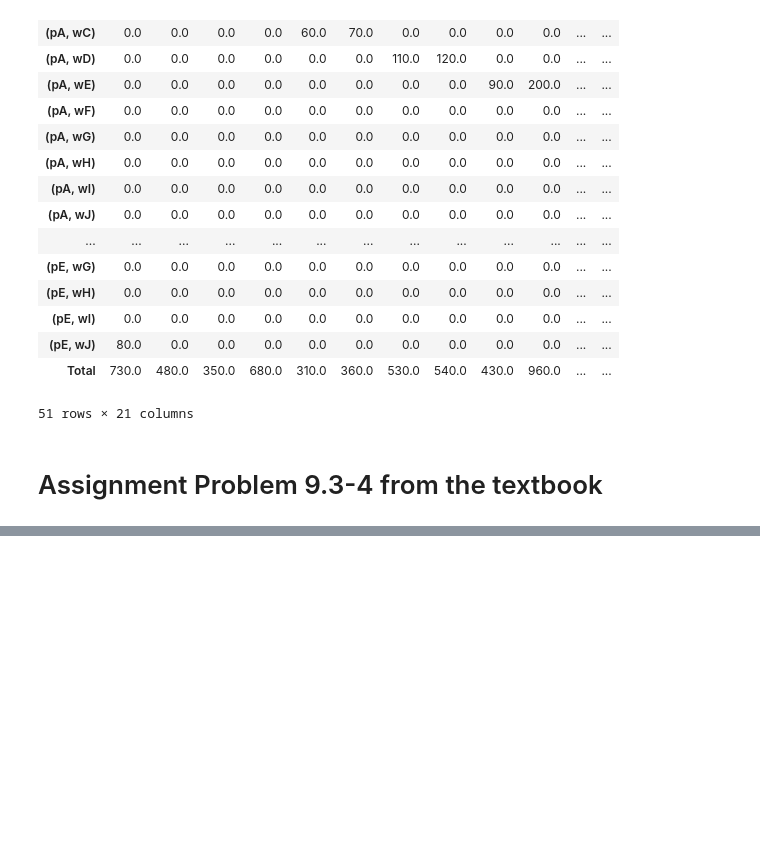
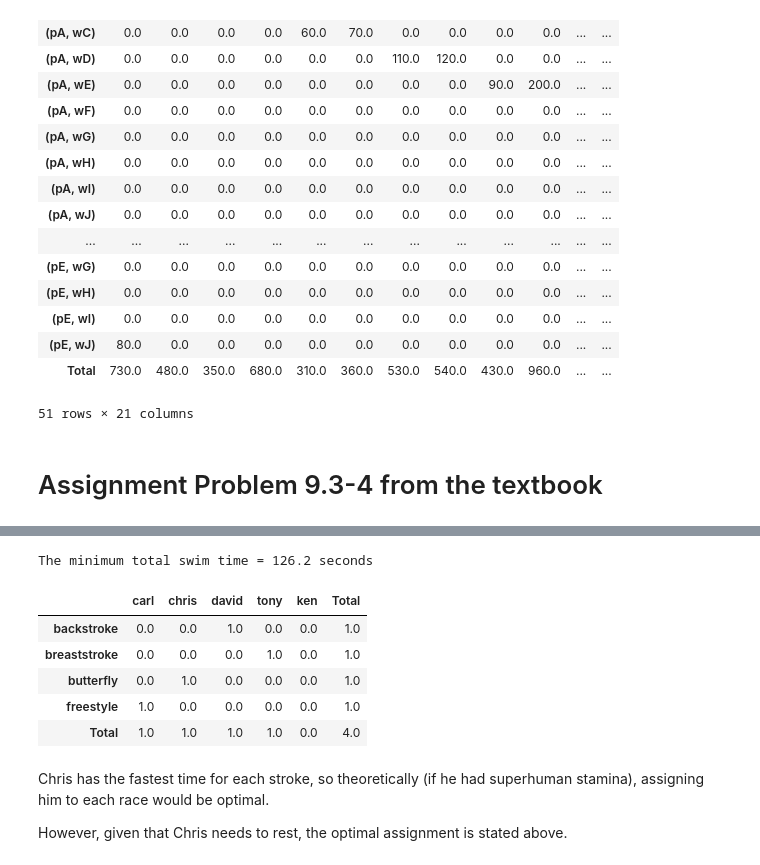
Before and after one commit to seanwhyland/DS775, a Jupyter notebook: lesson_3/Lesson 03 Homework - LP3/Homework_03.ipynb, the cells around one changed output, grey strips where cells are left out. Drawn from its saved outputs; the diff is of its cells as text; code cells hidden in the pictures; blank space fills up the shorter version.

```diff
--- a/lesson_3/Lesson 03 Homework - LP3/Homework_03.ipynb
+++ b/lesson_3/Lesson 03 Homework - LP3/Homework_03.ipynb
@@ -422,0 +444,62 @@ Treat this as an assignment problem and use Pyomo to find the optimal solution.
+# %%
+# finish reading the data
+strokes = ['backstroke','breaststroke','butterfly','freestyle']
+swimmers = ['carl','chris','david','tony','ken']
+swimmer_strokes = [(swimmer,stroke) for swimmer in swimmers for stroke in strokes]
+times = [[37.7,32.9,33.8,37,35.4],[43.4,33.1,42.2,34.7,41.8],[33.3,28.5,38.9,30.4,33.6],[29.2,26.4,29.6,28.5,31.1]]
+stroke_times = {(swimmer, stroke):times[i][j] for i, stroke in enumerate(strokes) for j, swimmer in enumerate(swimmers)}
+supply_dict = {swimmer: 1 for swimmer in swimmers}
+demand_dict = {stroke: 1 for stroke in strokes}
+
+# from pyomo.environ import *
+
+# define model
+model = ConcreteModel("prob4")
+
+# set vars
+model.swimmer_strokes = Var(swimmer_strokes, domain=NonNegativeReals)
+
+# objective function
+model.total_time = Objective(expr=sum(stroke_times[swimmer,stroke] * model.swimmer_strokes[swimmer,stroke] for (swimmer,stroke) in swimmer_strokes), sense=minimize)
+
+# supply constraint
+model.supply_ct = ConstraintList()
+for swimmer in swimmers:
+    model.supply_ct.add(sum(model.swimmer_strokes[swimmer,stroke] for stroke in strokes) <= supply_dict[swimmer])
+
+    # demand constraint
+model.demand_ct = ConstraintList()
+for stroke in strokes:
+    model.demand_ct.add(sum(model.swimmer_strokes[swimmer,stroke] for swimmer in swimmers) == demand_dict[stroke])
+
+# solve and display
+solver = SolverFactory('glpk')
+solver.solve(model)
+
+# # convert model.hrs into a Pandas data frame for nicer display
+import pandas as pd
+table = pd.DataFrame(0, index=strokes, columns=swimmers)
+for (swimmer, stroke) in swimmer_strokes:
+    table.loc[stroke, swimmer] = model.swimmer_strokes[swimmer, stroke].value
+
+table['Total'] = table.apply(np.sum, axis=1)
+table.loc['Total']= table.sum()
+
+# display
+import babel.numbers as numbers  # needed to display as currency
+print(f"The minimum total swim time = {model.total_time()} seconds")
+
+from IPython.display import display
+display(table)
+# %% [output]
+The minimum total swim time = 126.2 seconds
+|  | carl | chris | david | tony | ken | Total |
+| backstroke | 0.0 | 0.0 | 1.0 | 0.0 | 0.0 | 1.0 |
+| breaststroke | 0.0 | 0.0 | 0.0 | 1.0 | 0.0 | 1.0 |
+| butterfly | 0.0 | 1.0 | 0.0 | 0.0 | 0.0 | 1.0 |
+| freestyle | 1.0 | 0.0 | 0.0 | 0.0 | 0.0 | 1.0 |
+| Total | 1.0 | 1.0 | 1.0 | 1.0 | 0.0 | 4.0 |
+# %% [markdown]
+Chris has the fastest time for each stroke, so theoretically (if he had superhuman stamina), assigning him to each race would be optimal.
+
+However, given that Chris needs to rest, the optimal assignment is stated above.
```
Also changed, not shown: parts of 2 cells of this notebook, 3 other files.
